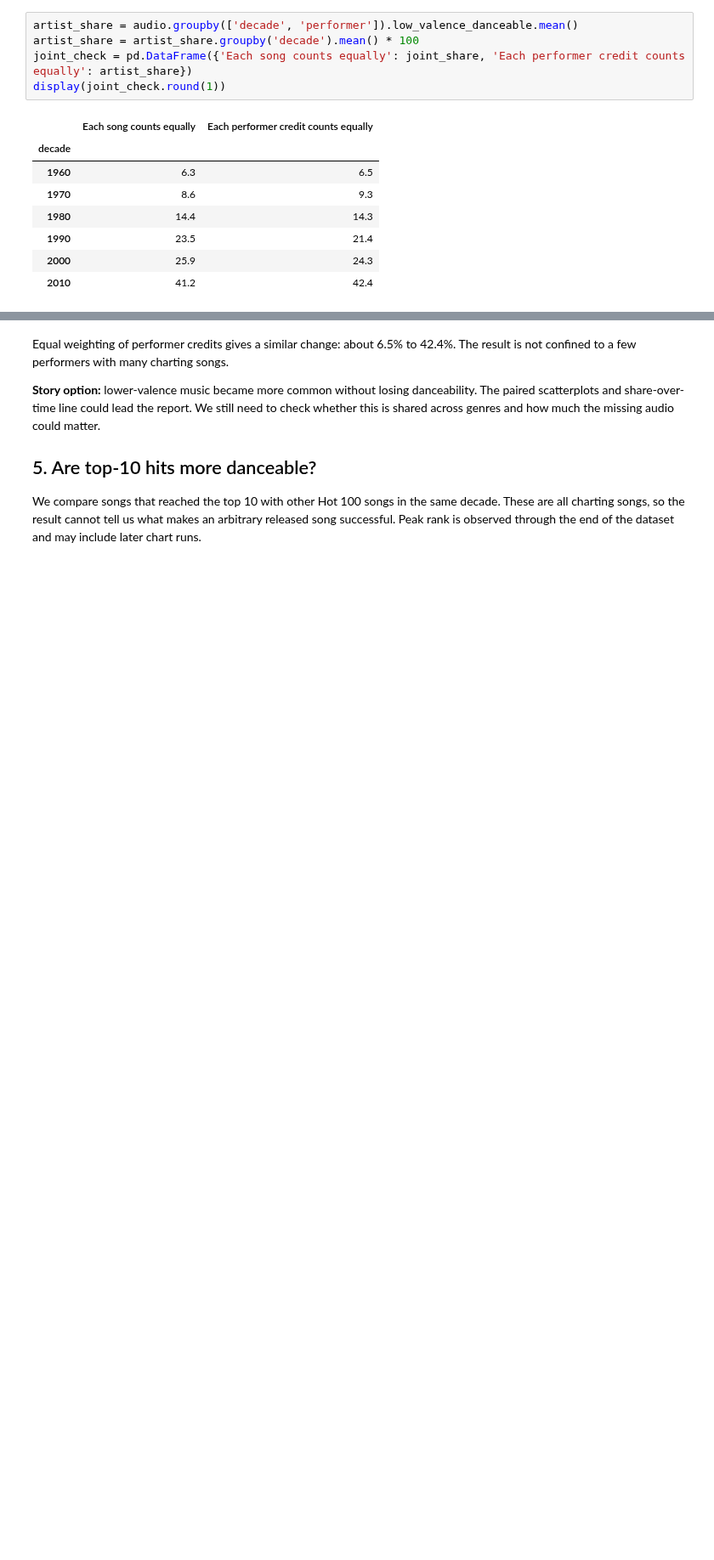
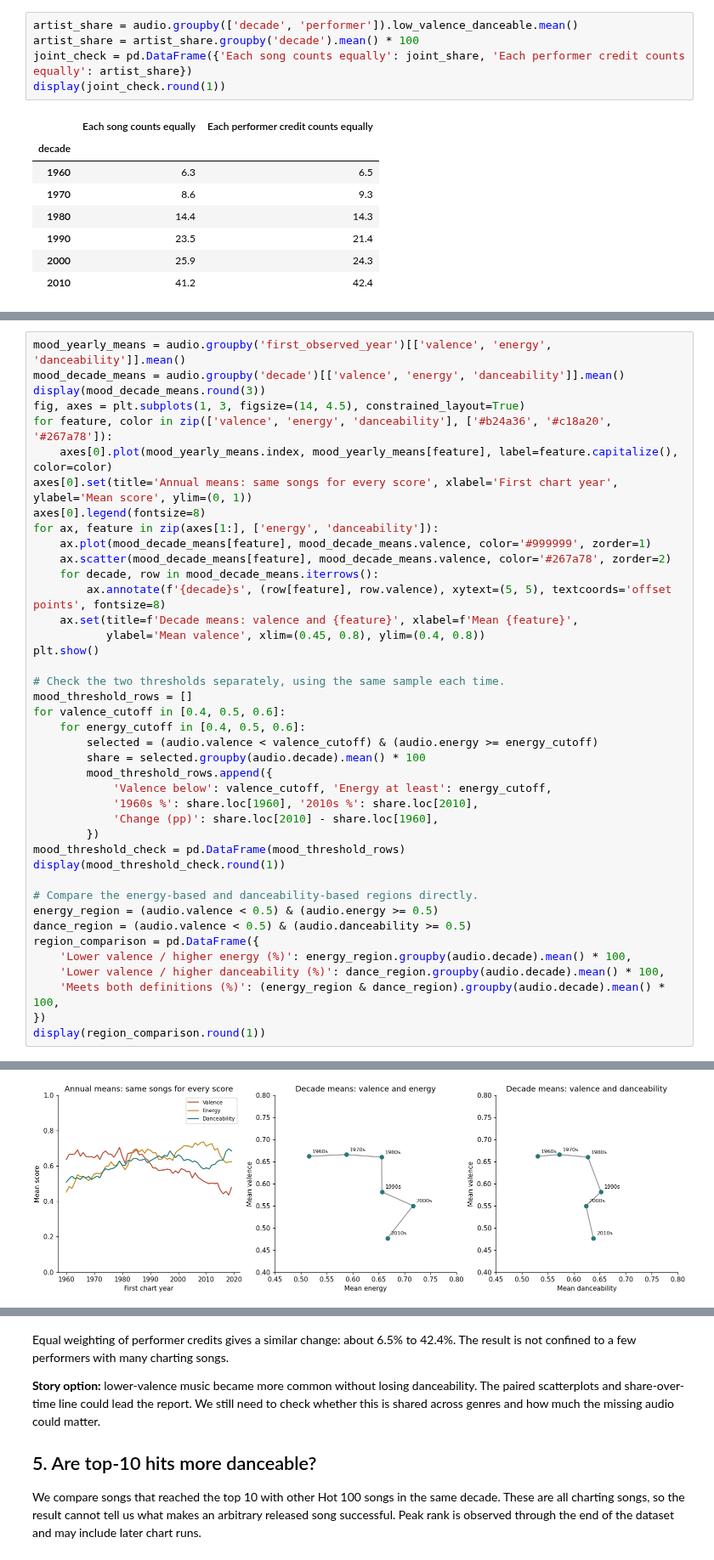
Before and after one commit to gitnic-duke/AIPI-510-Project-1, a Jupyter notebook: notebooks/final_analysis.ipynb, the cells around one changed output, grey strips where cells are left out. Shown at 85% size. Saved outputs shown, nothing was run; the diff lists cells and outputs as text; blank space fills up the shorter version.

```diff
--- a/notebooks/final_analysis.ipynb
+++ b/notebooks/final_analysis.ipynb
@@ -253,0 +475,42 @@ display(joint_check.round(1))
+# %%
+mood_yearly_means = audio.groupby('first_observed_year')[['valence', 'energy', 'danceability']].mean()
+mood_decade_means = audio.groupby('decade')[['valence', 'energy', 'danceability']].mean()
+display(mood_decade_means.round(3))
+fig, axes = plt.subplots(1, 3, figsize=(14, 4.5), constrained_layout=True)
+for feature, color in zip(['valence', 'energy', 'danceability'], ['#b24a36', '#c18a20', '#267a78']):
+    axes[0].plot(mood_yearly_means.index, mood_yearly_means[feature], label=feature.capitalize(), color=color)
+axes[0].set(title='Annual means: same songs for every score', xlabel='First chart year', ylabel='Mean score', ylim=(0, 1))
+axes[0].legend(fontsize=8)
+for ax, feature in zip(axes[1:], ['energy', 'danceability']):
+    ax.plot(mood_decade_means[feature], mood_decade_means.valence, color='#999999', zorder=1)
+    ax.scatter(mood_decade_means[feature], mood_decade_means.valence, color='#267a78', zorder=2)
+    for decade, row in mood_decade_means.iterrows():
+        ax.annotate(f'{decade}s', (row[feature], row.valence), xytext=(5, 5), textcoords='offset points', fontsize=8)
+    ax.set(title=f'Decade means: valence and {feature}', xlabel=f'Mean {feature}',
+           ylabel='Mean valence', xlim=(0.45, 0.8), ylim=(0.4, 0.8))
+plt.show()
+
+# Check the two thresholds separately, using the same sample each time.
+mood_threshold_rows = []
+for valence_cutoff in [0.4, 0.5, 0.6]:
+    for energy_cutoff in [0.4, 0.5, 0.6]:
+        selected = (audio.valence < valence_cutoff) & (audio.energy >= energy_cutoff)
+        share = selected.groupby(audio.decade).mean() * 100
+        mood_threshold_rows.append({
+            'Valence below': valence_cutoff, 'Energy at least': energy_cutoff,
+            '1960s %': share.loc[1960], '2010s %': share.loc[2010],
+            'Change (pp)': share.loc[2010] - share.loc[1960],
+        })
+mood_threshold_check = pd.DataFrame(mood_threshold_rows)
+display(mood_threshold_check.round(1))
+
+# Compare the energy-based and danceability-based regions directly.
+energy_region = (audio.valence < 0.5) & (audio.energy >= 0.5)
+dance_region = (audio.valence < 0.5) & (audio.danceability >= 0.5)
+region_comparison = pd.DataFrame({
+    'Lower valence / higher energy (%)': energy_region.groupby(audio.decade).mean() * 100,
+    'Lower valence / higher danceability (%)': dance_region.groupby(audio.decade).mean() * 100,
+    'Meets both definitions (%)': (energy_region & dance_region).groupby(audio.decade).mean() * 100,
+})
+display(region_comparison.round(1))
+# %% [output]
@@ -253,0 +525 @@ display(joint_check.round(1))
+[figure, added]
```
Also changed, not shown: parts of 11 cells of this notebook, 7 other files.
